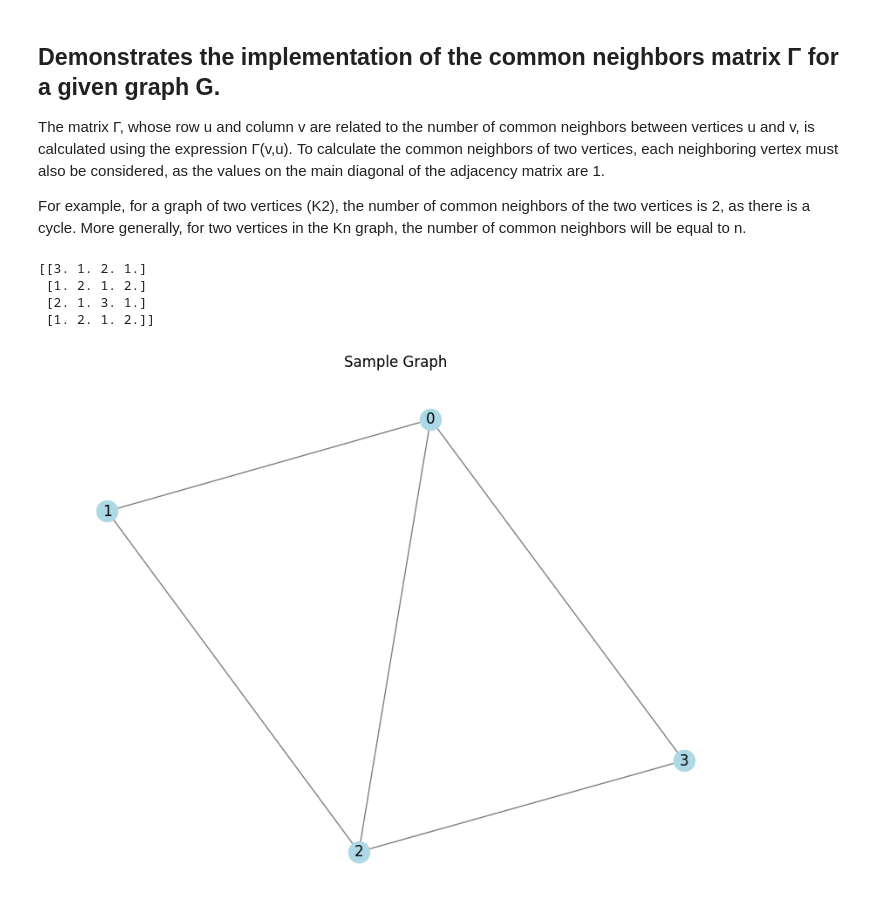
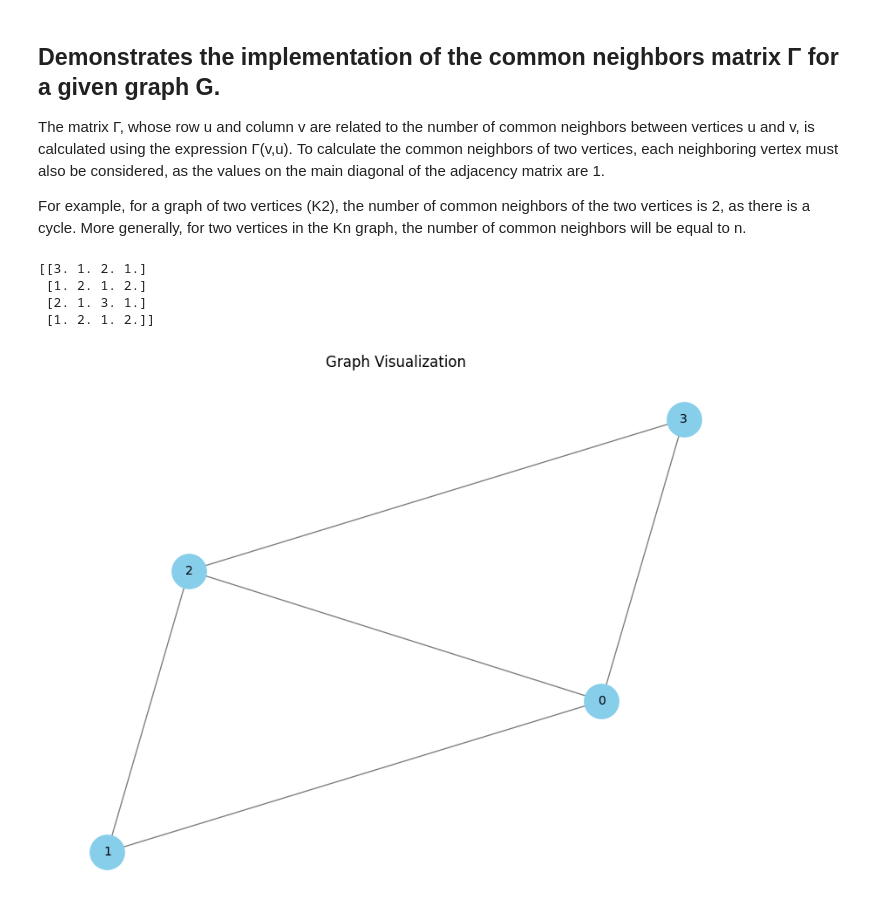
Before and after one commit to behrangEhi/complex-network, a Jupyter notebook: link_prediction_algorithms.ipynb, the cells around one changed output. Saved outputs shown, nothing was run; the diff lists cells and outputs as text; code cells hidden in the pictures.

```diff
--- a/link_prediction_algorithms.ipynb
+++ b/link_prediction_algorithms.ipynb
@@ -9,3 +12,10 @@ import matplotlib.pyplot as plt
+# %%
+def visualize_graph(G):
+  pos = nx.spring_layout(G)
+  plt.figure(figsize=(8, 6))
+  nx.draw(G, pos, with_labels=True, node_color='skyblue', node_size=800, edge_color='gray', linewidths=1, font_size=10)
+  plt.title('Graph Visualization')
+  plt.show()
 # %% [markdown]
 ## Demonstrates the implementation of the common neighbors matrix Γ for a given graph G.
 
@@ -47,22 +57,15 @@ def common_neighbors_matrix(G):
 # %%
 # Create a sample graph
 G = nx.Graph()
 G.add_edges_from([(0, 1), (1, 2), (2, 3), (3, 0), (0, 2)])
 
 # Calculate the common neighbors matrix
 Gamma = common_neighbors_matrix(G)
 print(Gamma)
+visualize_graph(G)
 # %% [output]
 [[3. 1. 2. 1.]
  [1. 2. 1. 2.]
  [2. 1. 3. 1.]
  [1. 2. 1. 2.]]
+[figure, added]
-# %%
-# Visualize the graph
-pos = nx.spring_layout(G)
-plt.figure(figsize=(8, 6))
-nx.draw(G, pos, with_labels=True, node_color='lightblue', edge_color='gray', font_size=12)
-plt.title('Sample Graph')
-plt.show()
-# %% [output]
-[figure, removed]
```
Also changed, not shown: parts of 5 cells of this notebook.
